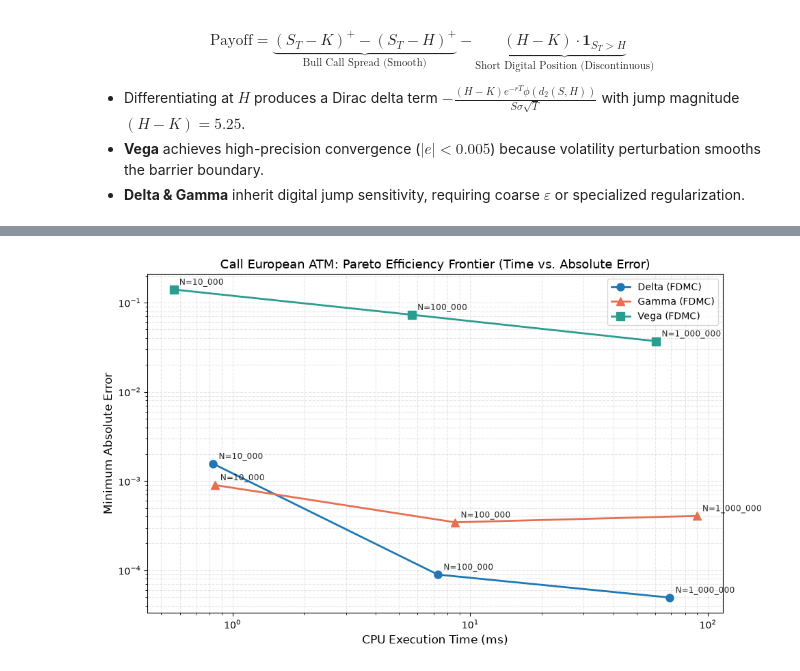
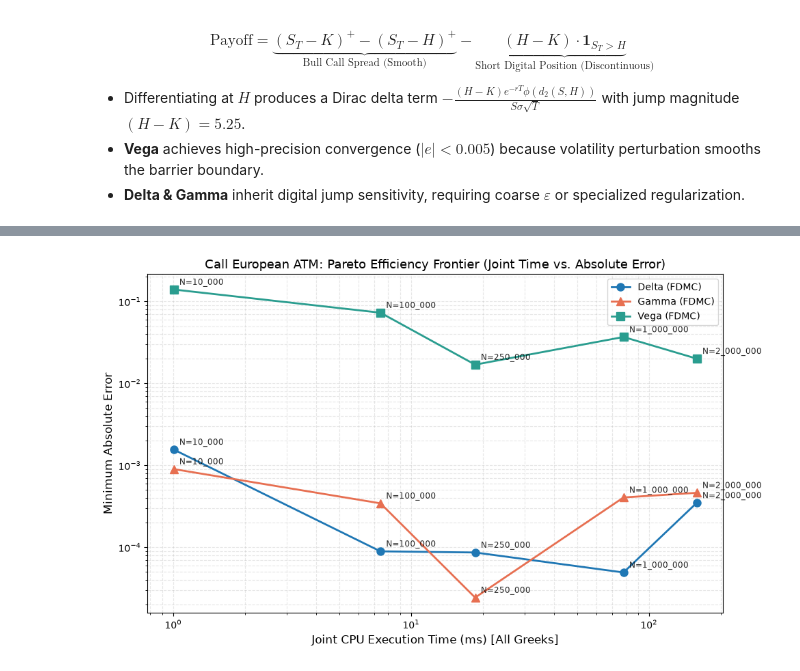
Before and after one commit to NicolasBermell/Greeks, a Jupyter notebook: analysis_FDMC.ipynb, the cells around one changed output, grey strips where cells are left out. Saved outputs shown, nothing was run; the diff lists cells and outputs as text; code cells hidden in the pictures.

```diff
--- a/analysis_FDMC.ipynb
+++ b/analysis_FDMC.ipynb
@@ -200,5 +201,9 @@ Here, we measure:
 # %%
-# Benchmark runtime per Greek individually
-per_greek_timing = utils.benchmark_per_greek_execution_time(n_sims=[10_000, 100_000, 1_000_000], num_repeats=3)
-display(per_greek_timing)
+# Benchmark joint runtime across all Greeks combined
+joint_timing = utils.benchmark_fdmc_execution_time(
+    n_sims=[10_000, 100_000, 250_000, 1_000_000, 2_000_000], num_repeats=3
+)
+
+min_n_table = utils.find_min_acceptable_N(metrics_df, criterion="abs_error", timing_df=joint_timing)
+display(min_n_table)
 # %% [output]
@@ -253,9 +287,9 @@ plt.show()
 # %%
-pareto_df = utils.construct_pareto_dataset(metrics_df, per_greek_timing, criterion="abs_error")
+pareto_df = utils.construct_pareto_dataset(metrics_df, joint_timing, criterion="abs_error")
 fig_pareto = utils.plot_pareto_efficiency(pareto_df, "Call European ATM", criterion="abs_error")
 plt.show()
 # %% [output]
-[figure, old version]
+[figure, new version]
 # %% [markdown]
 ---
 ## 8. Practitioner Summary & FDMC Operational Guidelines
```
Also changed, not shown: parts of 19 cells of this notebook, 7 other files.
